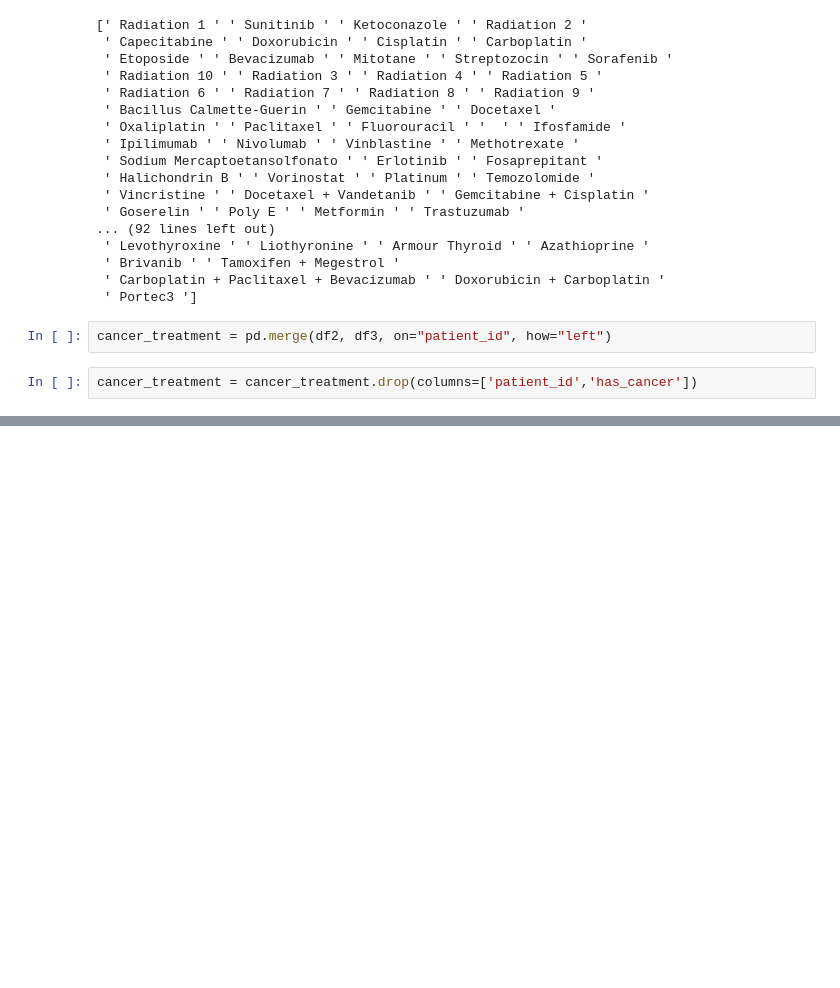
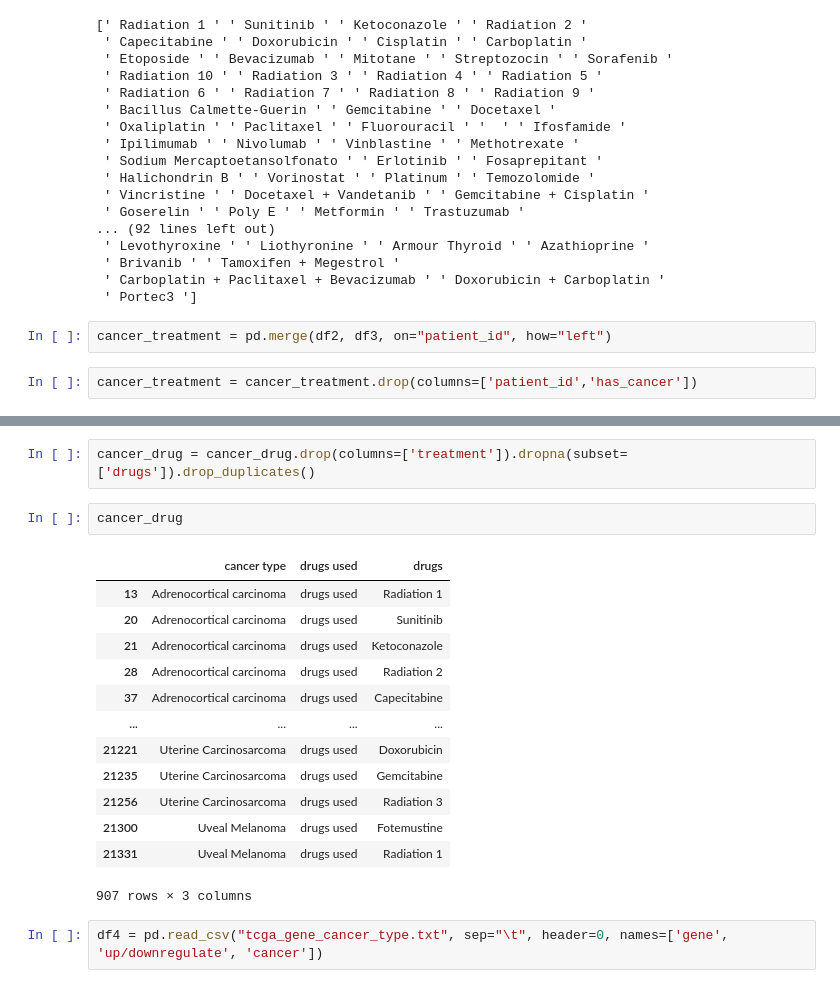
Before and after one commit to buzgalbraith/KnowledgeGraphEmbedding, a Jupyter notebook: codes/triplet generation/generate_cancer_gene_drugs_triplets.ipynb, the cells around one changed output, grey strips where cells are left out. Drawn from its saved outputs; the diff is of its cells as text; blank space fills up the shorter version.

```diff
--- a/codes/triplet generation/generate_cancer_gene_drugs_triplets.ipynb
+++ b/codes/triplet generation/generate_cancer_gene_drugs_triplets.ipynb
@@ -202,0 +281,20 @@ cancer_treatment
+# %%
+cancer_drug = cancer_drug.drop(columns=['treatment']).dropna(subset=['drugs']).drop_duplicates()
+# %%
+cancer_drug
+# %% [output]
+|  | cancer type | drugs used | drugs |
+| 13 | Adrenocortical carcinoma | drugs used | Radiation 1 |
+| 20 | Adrenocortical carcinoma | drugs used | Sunitinib |
+| 21 | Adrenocortical carcinoma | drugs used | Ketoconazole |
+| 28 | Adrenocortical carcinoma | drugs used | Radiation 2 |
+| 37 | Adrenocortical carcinoma | drugs used | Capecitabine |
+| ... | ... | ... | ... |
+| 21221 | Uterine Carcinosarcoma | drugs used | Doxorubicin |
+| 21235 | Uterine Carcinosarcoma | drugs used | Gemcitabine |
+| 21256 | Uterine Carcinosarcoma | drugs used | Radiation 3 |
+| 21300 | Uveal Melanoma | drugs used | Fotemustine |
+| 21331 | Uveal Melanoma | drugs used | Radiation 1 |
+907 rows × 3 columns
+# %%
+df4 = pd.read_csv("tcga_gene_cancer_type.txt", sep="\t", header=0, names=['gene', 'up/downregulate', 'cancer'])
```
Also changed, not shown: parts of 19 cells of this notebook, 3 other files.
